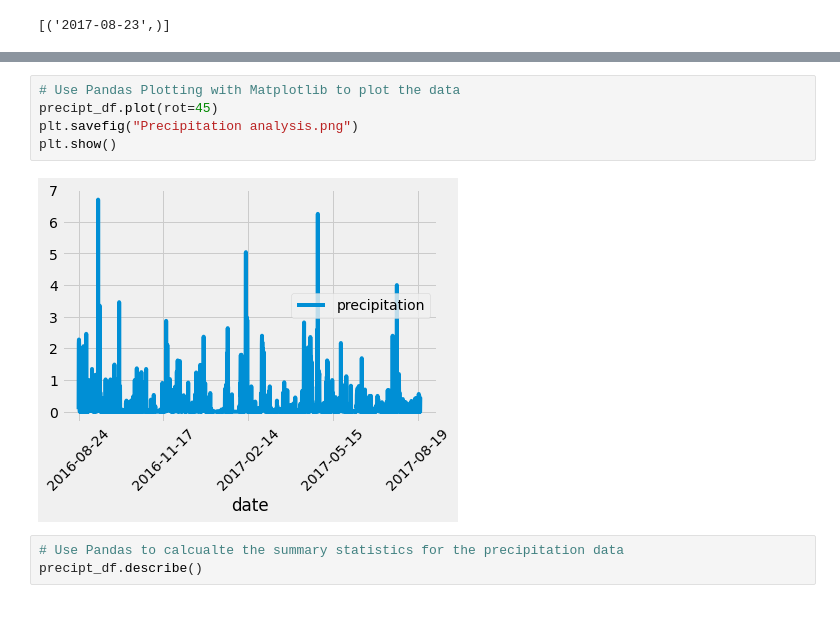
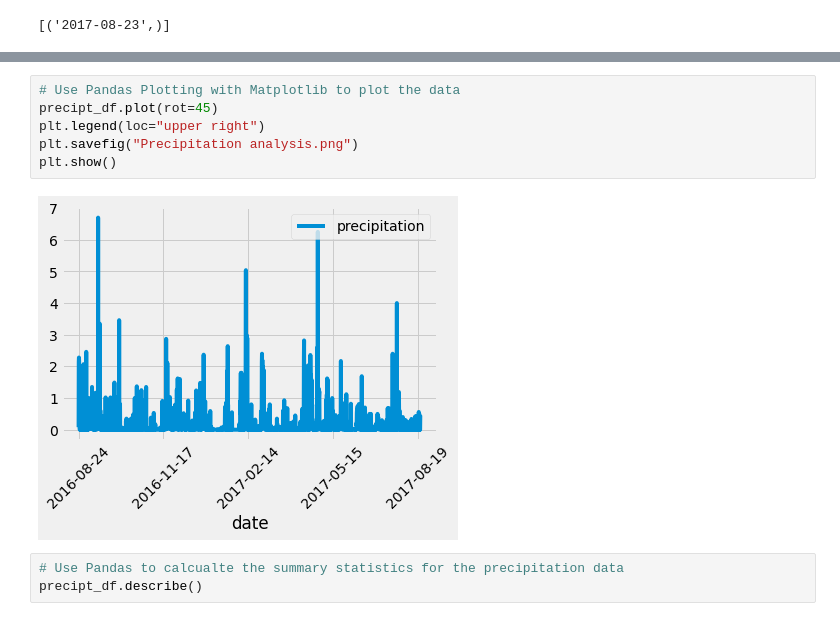
Before and after one commit to skriggs72/Climate_Analysis, a Jupyter notebook: climate_starter.ipynb, the cells around one changed output, grey strips where cells are left out. Saved outputs shown, nothing was run; the diff lists cells and outputs as text.

```diff
--- a/climate_starter.ipynb
+++ b/climate_starter.ipynb
@@ -67,10 +93,11 @@ precipt_df.head()
 # %%
 # Use Pandas Plotting with Matplotlib to plot the data
 precipt_df.plot(rot=45)
+plt.legend(loc="upper right")
 plt.savefig("Precipitation analysis.png")
 plt.show()
 # %% [output]
-[figure, old version]
+[figure, new version]
 # %%
 # Use Pandas to calcualte the summary statistics for the precipitation data
 precipt_df.describe()
```
Also changed, not shown: parts of 9 cells of this notebook, 7 other files.
